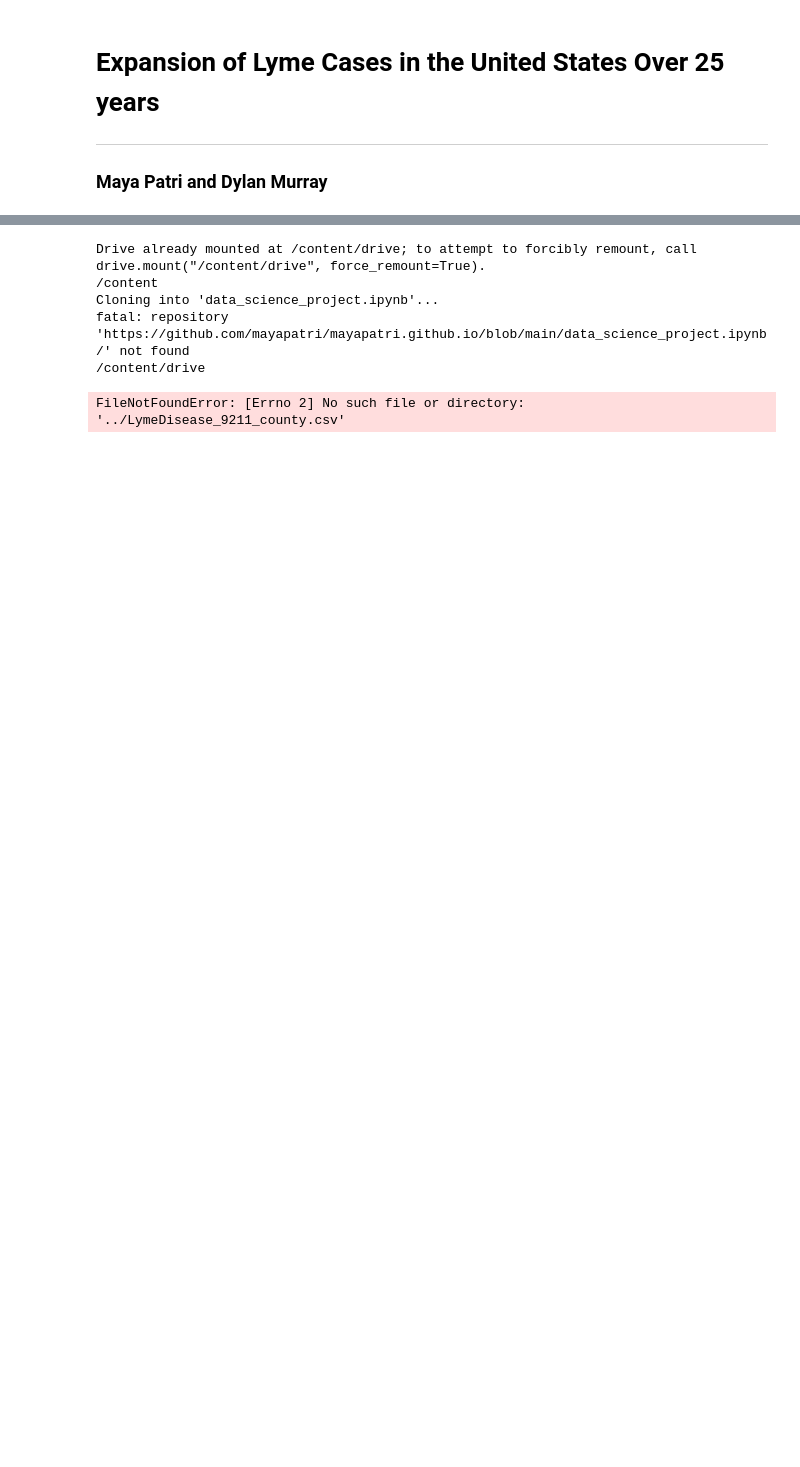
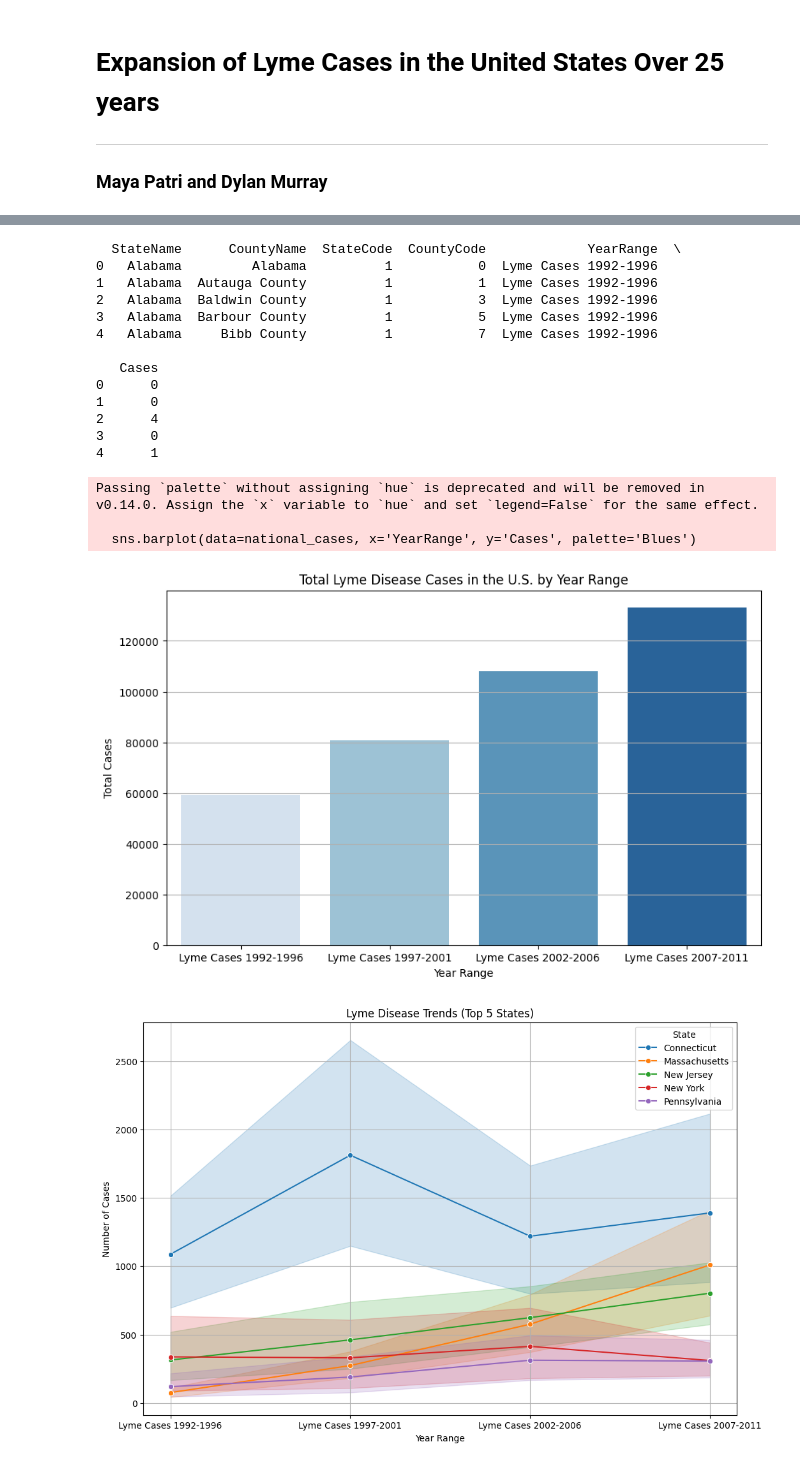
Before and after one commit to mayapatri/mayapatri.github.io, a Jupyter notebook: Lyme_Incident_Rates.ipynb, the cells around one changed output, grey strips where cells are left out. Cells and saved outputs as stored; diff of their text form; code cells hidden in the pictures; blank space fills up the shorter version.

```diff
--- a/Lyme_Incident_Rates.ipynb
+++ b/Lyme_Incident_Rates.ipynb
@@ -15,15 +34,9 @@ import matplotlib.pyplot as plt
 import seaborn as sns
 
 
-from google.colab import drive
-drive.mount('/content/drive')
+df = pd.read_csv('/content/mayapatri.github.io/milestone 1/LymeDisease_9211_county.csv')
 
-%cd /content
-!git clone https://github.com/mayapatri/mayapatri.github.io/blob/main/data_science_project.ipynb
-%cd /content/drive/
 
-#df = pd.read_csv('/content/drive/My Drive/DataScienceProject/LymeDisease_9211_county.csv')
-df = pd.read_csv('../LymeDisease_9211_county.csv')
 
 df.rename(columns={'ConfirmedCount_1992_1996': 'Lyme Cases 1992-1996'}, inplace=True)
 df.rename(columns={'ConfirmedCount_1997_2001': 'Lyme Cases 1997-2001'}, inplace=True)
@@ -79,36 +92,48 @@ top_states = state_cases.head(5)['StateName'].tolist()
 
 # filter the dataset for top 5 states
 top_states_df = df_long[df_long['StateName'].isin(top_states)]
 
 # plotting
 plt.figure(figsize=(12,8))
 sns.lineplot(data=top_states_df, x='YearRange', y='Cases', hue='StateName', marker='o')
 
 plt.title('Lyme Disease Trends (Top 5 States)')
 plt.xlabel('Year Range')
 plt.ylabel('Number of Cases')
 plt.legend(title='State')
 plt.grid(True)
 plt.show()
 
 # county-level visualization for a specific state NewYork
 ny_df = df_long[df_long['StateName'] == 'New York']
 
 # aggregate county cases
 county_cases_ny = ny_df.groupby('CountyName')['Cases'].sum().sort_values(ascending=False).head(10)
 
 plt.figure(figsize=(12,8))
 county_cases_ny.plot(kind='bar', color='skyblue')
 plt.title('Top 10 Counties in New York by Lyme Disease Cases (1992-2011)')
 plt.xlabel('County')
 plt.ylabel('Number of Cases')
 plt.xticks(rotation=45)
 plt.grid(axis='y')
 plt.show()
 # %% [output]
-Drive already mounted at /content/drive; to attempt to forcibly remount, call drive.mount("/content/drive", force_remount=True).
-/content
-Cloning into 'data_science_project.ipynb'...
-fatal: repository 'https://github.com/mayapatri/mayapatri.github.io/blob/main/data_science_project.ipynb/' not found
-/content/drive
+  StateName      CountyName  StateCode  CountyCode             YearRange  \
+0   Alabama         Alabama          1           0  Lyme Cases 1992-1996
+1   Alabama  Autauga County          1           1  Lyme Cases 1992-1996
+2   Alabama  Baldwin County          1           3  Lyme Cases 1992-1996
+3   Alabama  Barbour County          1           5  Lyme Cases 1992-1996
+4   Alabama     Bibb County          1           7  Lyme Cases 1992-1996
+
+   Cases
+0      0
+1      0
+2      4
+3      0
+4      1
-FileNotFoundError: [Errno 2] No such file or directory: '../LymeDisease_9211_county.csv'
+Passing `palette` without assigning `hue` is deprecated and will be removed in v0.14.0. Assign the `x` variable to `hue` and set `legend=False` for the same effect.
+
+  sns.barplot(data=national_cases, x='YearRange', y='Cases', palette='Blues')
+[figure, added]
+[figure, added]
```
Also changed, not shown: parts of 2 cells of this notebook.
